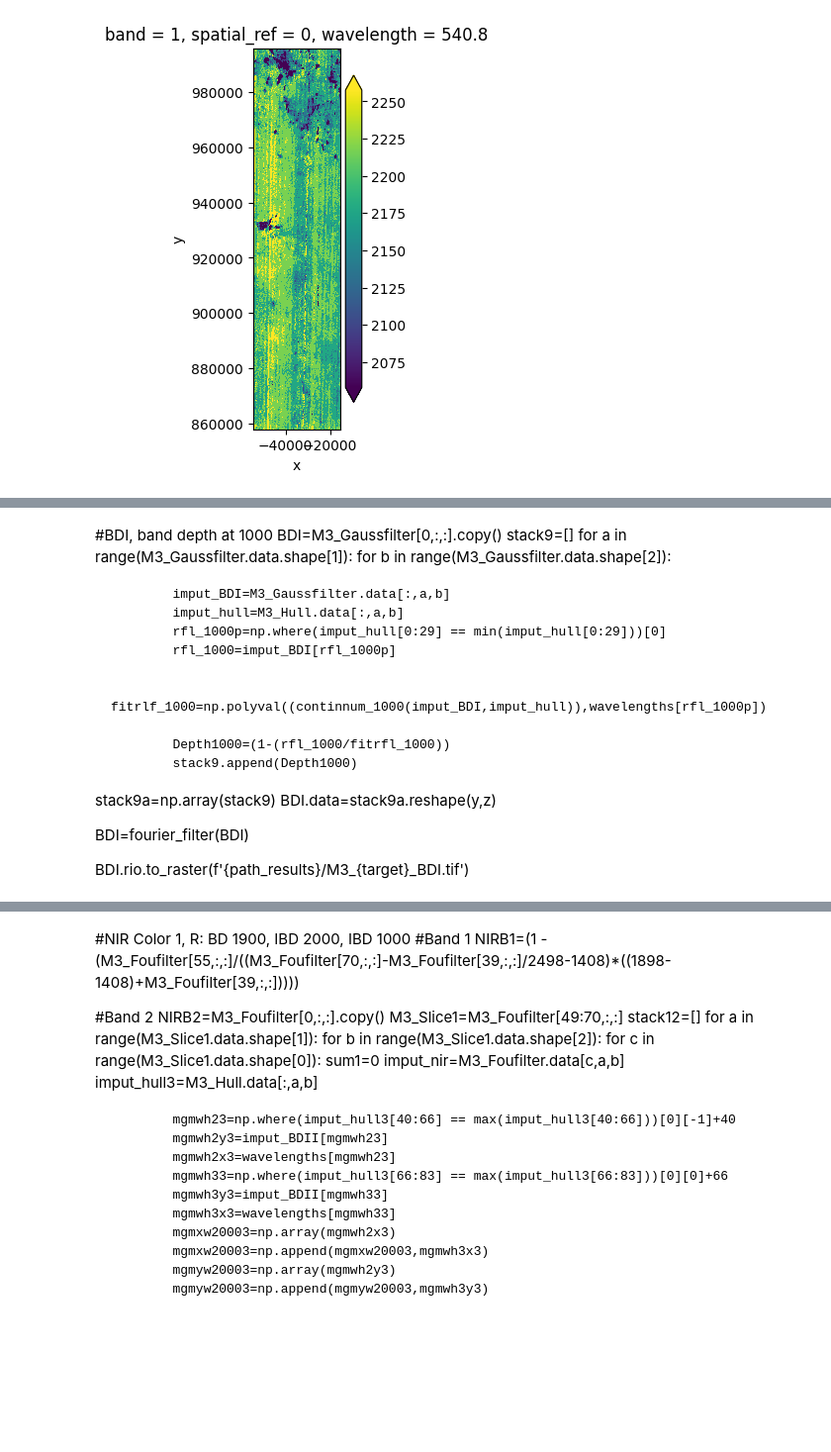
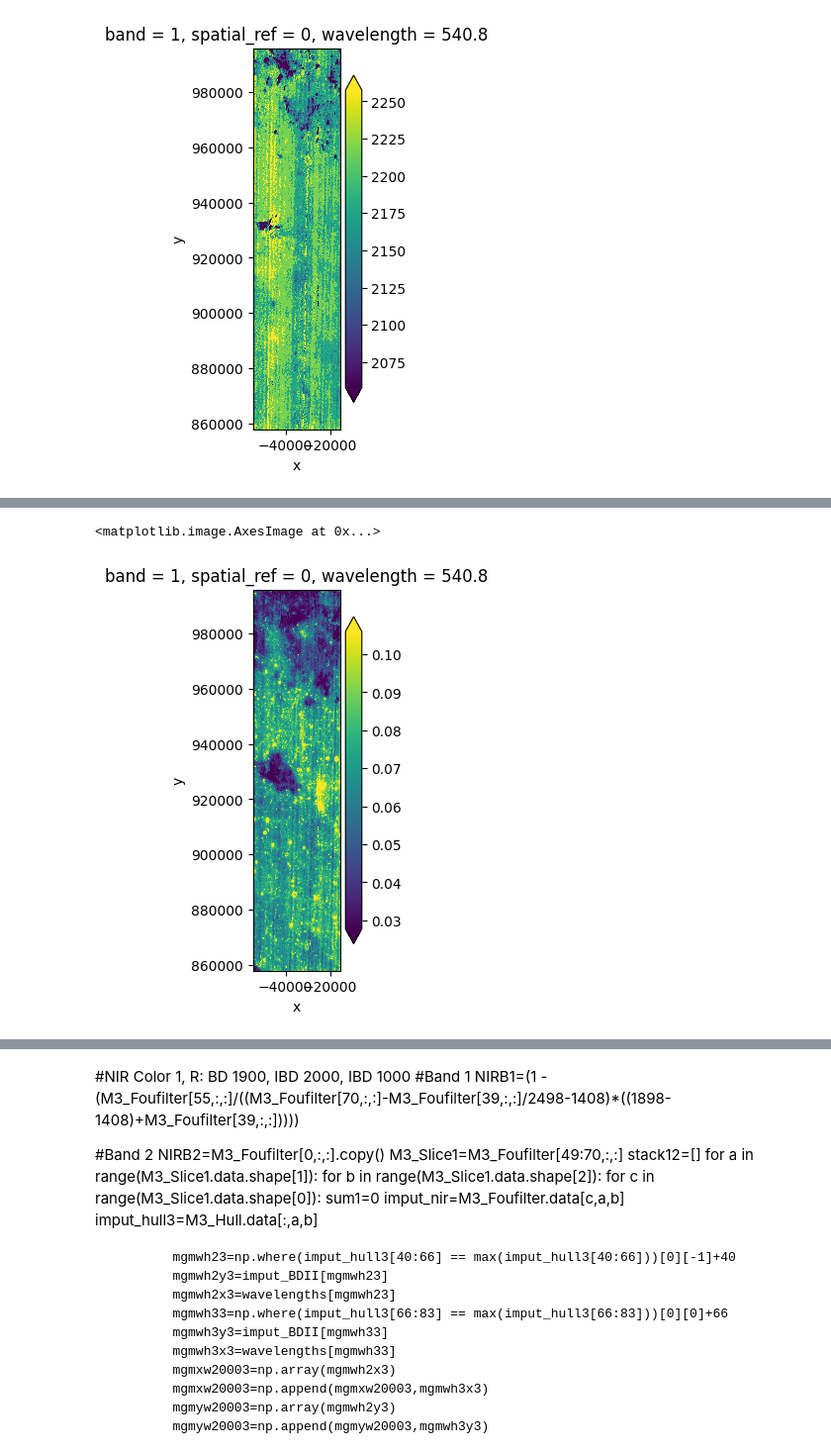
Before and after one commit to Javierunal16/MoonIndex, a Jupyter notebook: scripts/M3_Indexes.ipynb, the cells around one changed output, grey strips where cells are left out. Shown at 99% size. Cells and saved outputs as stored; diff of their text form; code cells hidden in the pictures; blank space fills up the shorter version.

```diff
--- a/scripts/M3_Indexes.ipynb
+++ b/scripts/M3_Indexes.ipynb
@@ -164,23 +140,0 @@ BDI2.rio.to_raster(f'{path}/M3_{target}_BDI2.tif')
-# %% [markdown]
-#BDI, band depth at 1000
-BDI=M3_Gaussfilter[0,:,:].copy()
-stack9=[]
-for a in range(M3_Gaussfilter.data.shape[1]):
-    for b in range(M3_Gaussfilter.data.shape[2]):
-
-            imput_BDI=M3_Gaussfilter.data[:,a,b]
-            imput_hull=M3_Hull.data[:,a,b]
-            rfl_1000p=np.where(imput_hull[0:29] == min(imput_hull[0:29]))[0]
-            rfl_1000=imput_BDI[rfl_1000p]
-
-            fitrlf_1000=np.polyval((continnum_1000(imput_BDI,imput_hull)),wavelengths[rfl_1000p])
-
-            Depth1000=(1-(rfl_1000/fitrfl_1000))
-            stack9.append(Depth1000)
-
-stack9a=np.array(stack9)
-BDI.data=stack9a.reshape(y,z)
-
-BDI=fourier_filter(BDI)
-
-BDI.rio.to_raster(f'{path_results}/M3_{target}_BDI.tif')
@@ -254,0 +141,8 @@ BDII.rio.to_raster(f'{path_results}/M3_{target}_BDII.tif')
+# %%
+#BDI, band depth at 1000 nm, it is obtained by dividing the reflectance by the value of the continnum at that location, always positive
+M3_BDI=M3spectral.indexes.BDI(M3_fourier,M3_hull,wavelengths)  #Inputs fitlered cube, hull and wavelengths, outputs the BDI
+M3_BDI.rio.to_raster(f'{path_results}/M3_{target}_BDI.tif')
+M3spectral.plotting.image_plot(M3_BDI,5)
+# %% [output]
+<matplotlib.image.AxesImage at 0x...>
+[figure, added]
```
Also changed, not shown: parts of 23 cells of this notebook, 2 other files.
